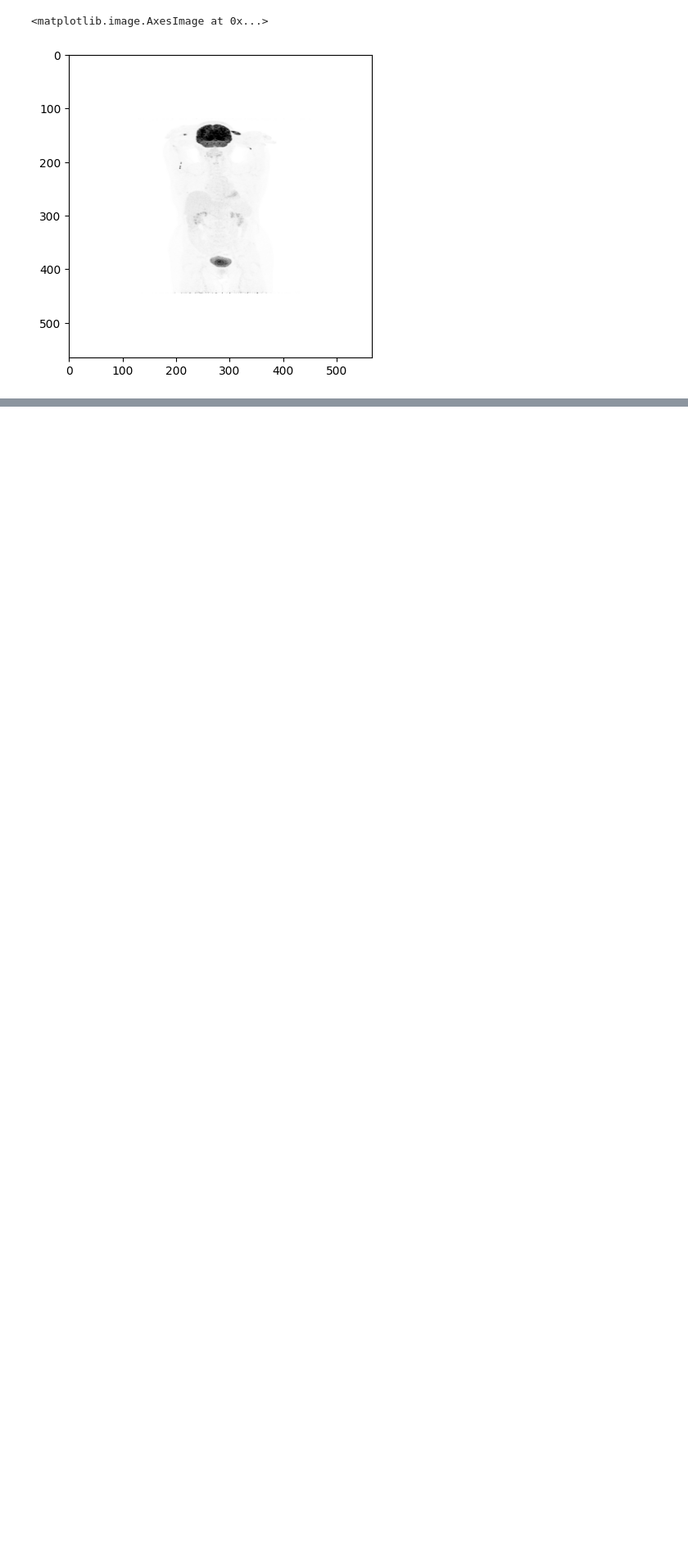
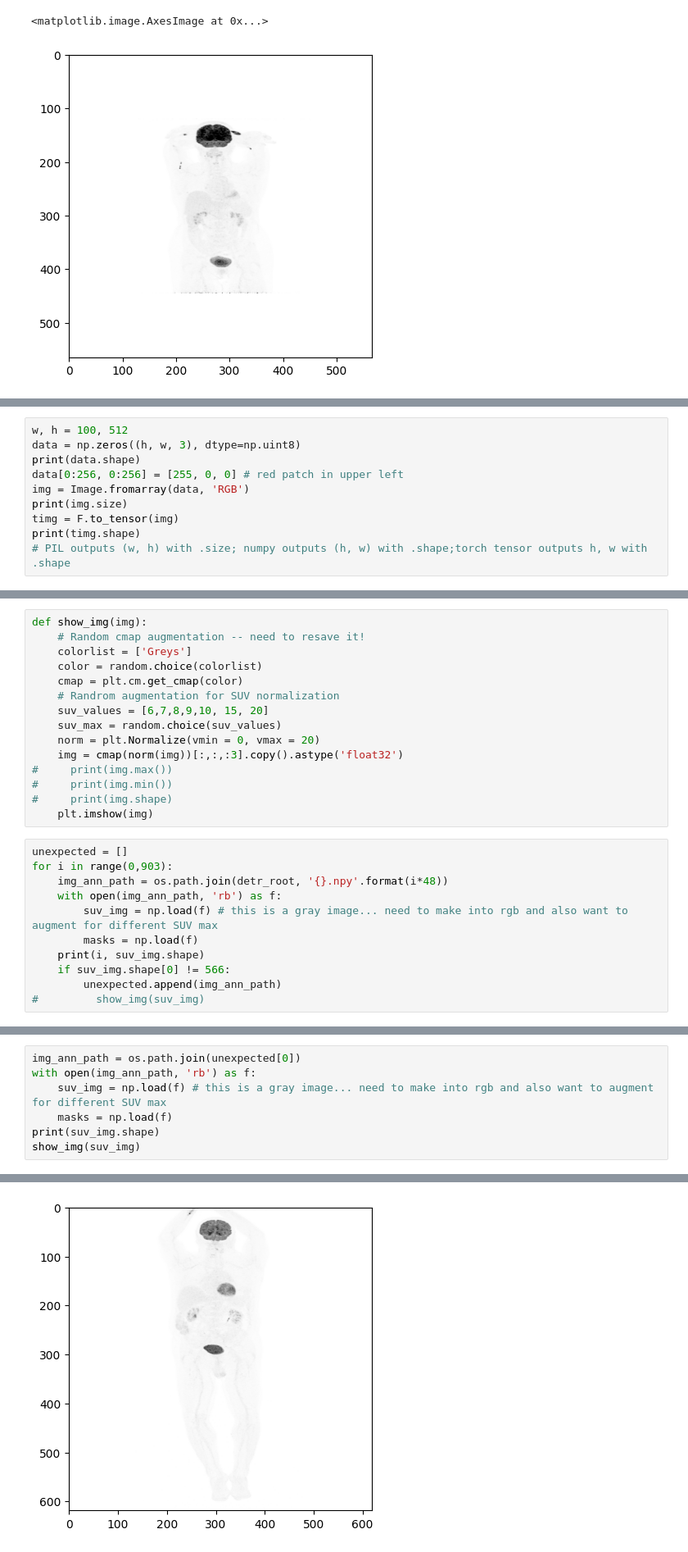
Before and after one commit to joytywu/detr, a Jupyter notebook: scratch.ipynb, the cells around one changed output, grey strips where cells are left out. Shown at 82% size. Drawn from its saved outputs; the diff is of its cells as text; blank space fills up the shorter version.

```diff
--- a/scratch.ipynb
+++ b/scratch.ipynb
@@ -491,0 +523,10 @@ torch.Size([3, 566, 566])
+# %%
+w, h = 100, 512
+data = np.zeros((h, w, 3), dtype=np.uint8)
+print(data.shape)
+data[0:256, 0:256] = [255, 0, 0] # red patch in upper left
+img = Image.fromarray(data, 'RGB')
+print(img.size)
+timg = F.to_tensor(img)
+print(timg.shape)
+# PIL outputs (w, h) with .size; numpy outputs (h, w) with .shape;torch tensor outputs h, w with .shape
@@ -491,0 +537,26 @@ torch.Size([3, 566, 566])
+# %%
+def show_img(img):
+    # Random cmap augmentation -- need to resave it!
+    colorlist = ['Greys']
+    color = random.choice(colorlist)
+    cmap = plt.cm.get_cmap(color)
+    # Randrom augmentation for SUV normalization
+    suv_values = [6,7,8,9,10, 15, 20]
+    suv_max = random.choice(suv_values)
+    norm = plt.Normalize(vmin = 0, vmax = 20)
+    img = cmap(norm(img))[:,:,:3].copy().astype('float32')
+#     print(img.max())
+#     print(img.min())
+#     print(img.shape)
+    plt.imshow(img)
+# %%
+unexpected = []
+for i in range(0,903):
+    img_ann_path = os.path.join(detr_root, '{}.npy'.format(i*48))
+    with open(img_ann_path, 'rb') as f:
+        suv_img = np.load(f) # this is a gray image... need to make into rgb and also want to augment for different SUV max
+        masks = np.load(f)
+    print(i, suv_img.shape)
+    if suv_img.shape[0] != 566:
+        unexpected.append(img_ann_path)
+#         show_img(suv_img)
@@ -491,0 +587,8 @@ torch.Size([3, 566, 566])
+# %%
+img_ann_path = os.path.join(unexpected[0])
+with open(img_ann_path, 'rb') as f:
+    suv_img = np.load(f) # this is a gray image... need to make into rgb and also want to augment for different SUV max
+    masks = np.load(f)
+print(suv_img.shape)
+show_img(suv_img)
+# %% [output]
@@ -492,3 +596,4 @@ torch.Size([3, 566, 566])
+[figure, added]
 # %%
 #https://github.com/InsightSoftwareConsortium/SimpleITK-Notebooks/blob/master/Python/21_Transforms_and_Resampling.ipynb
 
```
Also changed, not shown: parts of 9 cells of this notebook, 13 other files.
